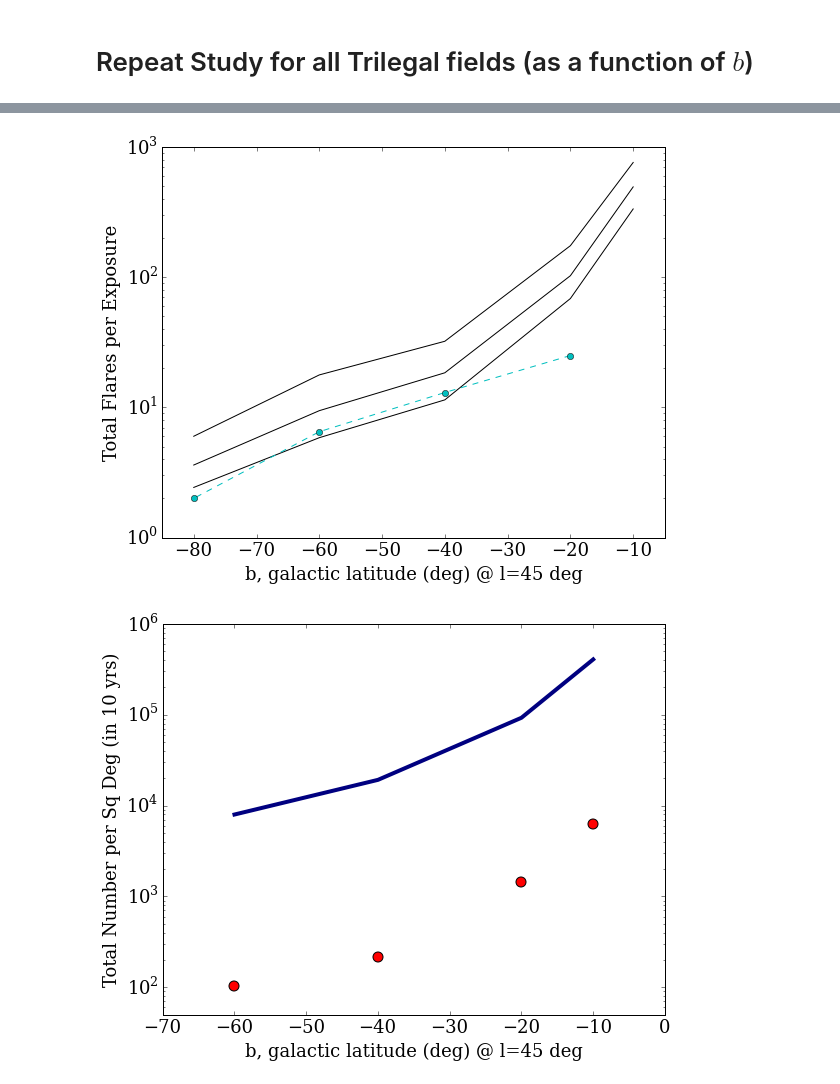
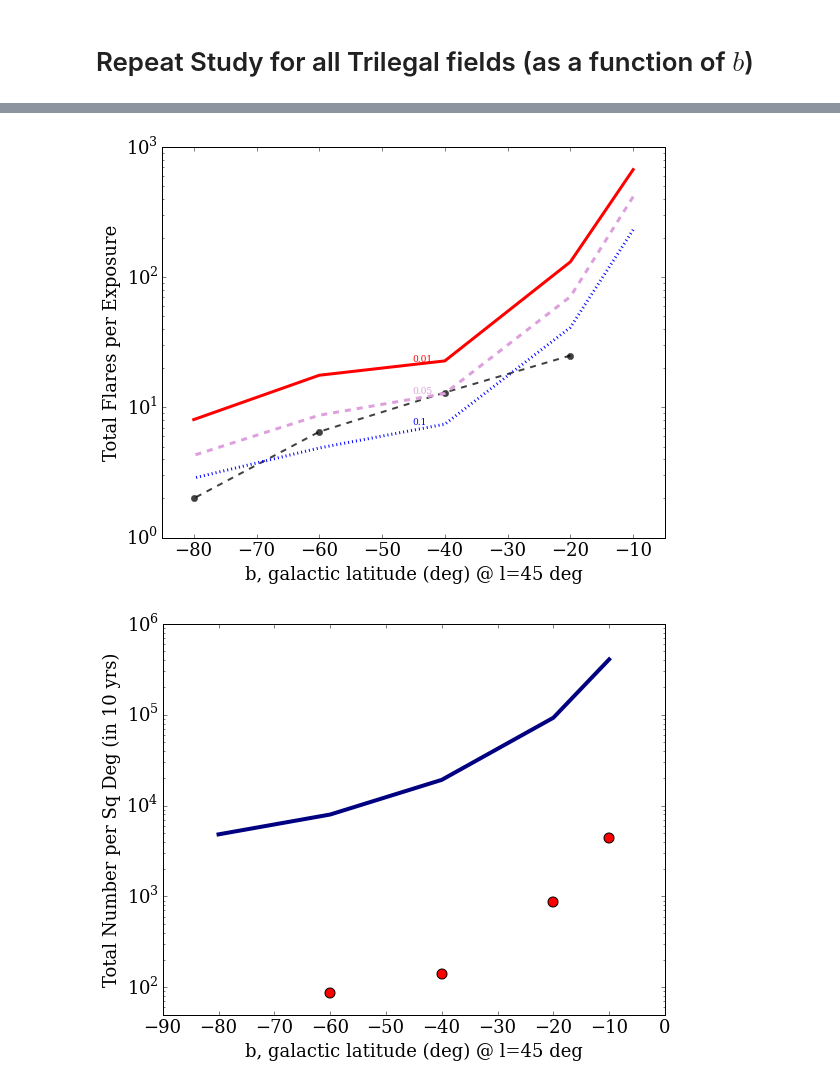
Before and after one commit to lsst-sims/MW-Flare, a Jupyter notebook: figures.ipynb, the cells around one changed output, grey strips where cells are left out. Saved outputs shown, nothing was run; the diff lists cells and outputs as text; code cells hidden in the pictures.

```diff
--- a/figures.ipynb
+++ b/figures.ipynb
@@ -418,17 +419,17 @@ plt.savefig('b-20_flareyield.pdf', dpi=300, rasterized=True, bbox_inches='tight'
 # %%
-clrs = ['red', 'orange', 'plum', 'cornflowerblue', 'navy']
-fig = plt.figure(figsize=(9,7))
-ax = fig.add_subplot(1,1,1)
+# clrs = ['red', 'orange', 'plum', 'cornflowerblue', 'navy']
+# fig = plt.figure(figsize=(9,7))
+# ax = fig.add_subplot(1,1,1)
 
-for k in range(0,len(files),1):
-    ax.plot(gbins[1:], fl_stars[:,k] * (float(totstars[k]) / float(Nstars)) / fov + 1e-5,
-            color=clrs[k], lw=4, ls='-', label='b='+str(int(galb[k])))
+# for k in range(0,len(files),1):
+#     ax.plot(gbins[1:], fl_stars[:,k] * (float(totstars[k]) / float(Nstars)) / fov + 1e-5,
+#             color=clrs[k], lw=4, ls='-', label='b='+str(int(galb[k])))
 
-plt.xlim(16,27)
-plt.ylim(1e0, 1e4)
-plt.yscale('log')
-plt.xlabel('g-band (mag)')
-plt.ylabel('# Flares per Sq Deg')
+# plt.xlim(16,27)
+# plt.ylim(1e0, 1e4)
+# plt.yscale('log')
+# plt.xlabel('g-band (mag)')
+# plt.ylabel('# Flares per Sq Deg')
 
-ax.legend(loc=0, fontsize=12)
-plt.savefig('flare_depth.pdf', dpi=300, rasterized=True, bbox_inches='tight', pad_inches=0.5)
+# ax.legend(loc=0, fontsize=12)
+# plt.savefig('flare_depth.pdf', dpi=300, rasterized=True, bbox_inches='tight', pad_inches=0.5)
@@ -440,21 +439,29 @@ plt.savefig('flare_depth.pdf', dpi=300, rasterized=True, bbox_inches='tight', pa
 # plt.xlabel('b, galactic latitude (deg) @ l=45')
 # plt.ylabel('Total Flares per Star per year')
 # %%
+lss = ['solid', 'dashed', 'dotted']
+colors = ['red', 'plum', 'blue']
 plt.figure(figsize=(9,7))
+
+# Result from Hilton (2011) simulation at l=90
+plt.plot([-20, -40, -60, -80], [25, 13, 6.5, 2],'--o', color='k', lw=2, alpha=0.75)
+
 for k in range(0, len(dmag_limit)):
-    plt.plot(galb, totflares[:,k] / Nepochs * ( totstars / Nstars) * (LSSTfov / fov), c='k')
+    plt.plot(galb, totflares[:,k] / Nepochs * ( totstars / Nstars) * (LSSTfov / fov),
+             ls = lss[k], color=colors[k], lw=3)
+
+    plt.text(-45, totflares[2,k] / Nepochs[2] * ( totstars[2] / Nstars) * (LSSTfov / fov),
+             '' + str(np.abs(dmag_limit[k])), fontsize=9, color=colors[k])
 
 plt.xlabel('b, galactic latitude (deg) @ l=45 deg')
 plt.ylabel('Total Flares per Exposure')
 plt.yscale('log')
 
 plt.xlim(-85,-5)
 
-# Result from Hilton (2011) simulation at l=90
-plt.plot([-20, -40, -60, -80], [25, 13, 6.5, 2],'--o')
 plt.savefig('flare_b.pdf', dpi=300, rasterized=True, bbox_inches='tight', pad_inches=0.5)
 # %% [output]
-[figure, old version]
+[figure, new version]
 # %%
 # plt.figure(figsize=(9,7))
 # plt.scatter(galb, totflares / Nstars / 900 * totstars / fov, s=60, c='k')
@@ -471,7 +478,7 @@ plt.figure(figsize=(9,7))
 
 # for k in range(0, len(dmag_limit)):
 k=-1
-use_g = [0,1,2,3]
+use_g = [0,1,2,3,4]
 plt.scatter(galb[use_g], totflares[use_g,k] / Nstars * totstars[use_g] / fov, s=100, c='r')
 
 plt.plot(galb[use_g], np.array(rot_num)[use_g], lw=4, color='navy')
@@ -482,5 +489,5 @@ plt.yscale('log')
 plt.ylim(0.5e2,1e6)
 plt.savefig('flare_rate_10yr.pdf', dpi=300, rasterized=True, bbox_inches='tight', pad_inches=0.5)
 # %% [output]
-[figure, old version]
+[figure, new version]
 # %%
```
Also changed, not shown: parts of 5 cells of this notebook.
